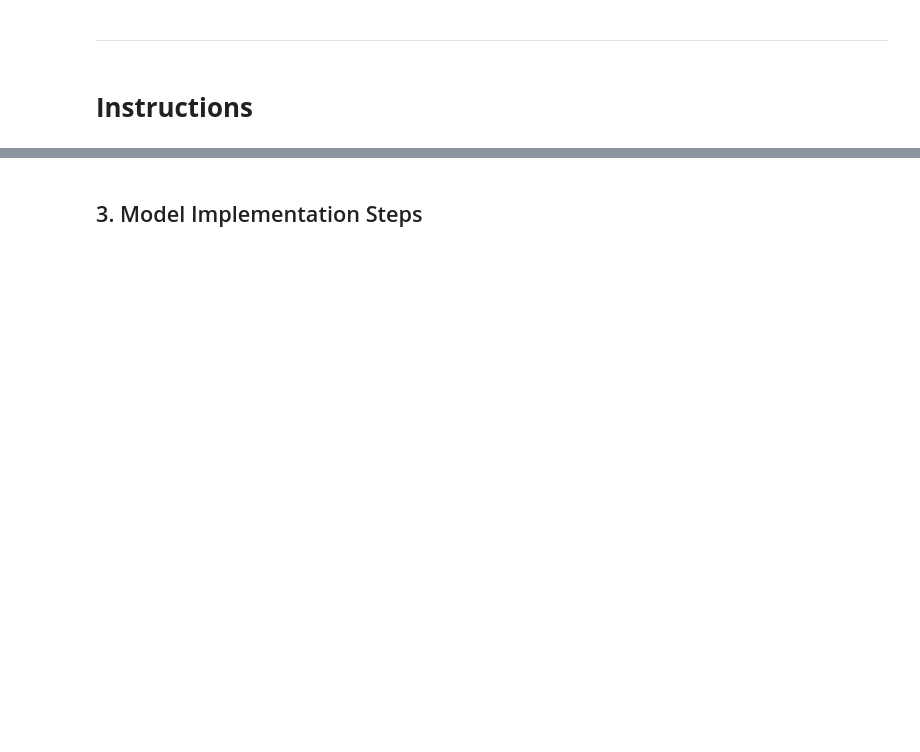
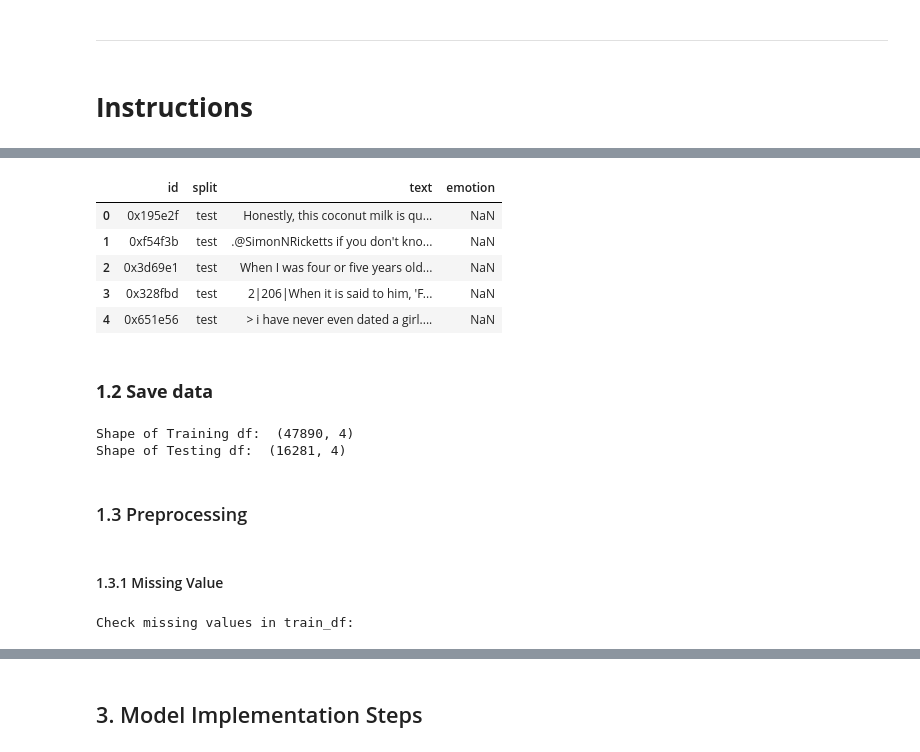
Before and after one commit to Yves-Chou/DM2025-Lab2-Exercise, a Jupyter notebook: DM2025-Lab2-Homework.ipynb, the cells around one changed output, grey strips where cells are left out. Saved outputs shown, nothing was run; the diff lists cells and outputs as text; code cells hidden in the pictures; blank space fills up the shorter version.

```diff
--- a/DM2025-Lab2-Homework.ipynb
+++ b/DM2025-Lab2-Homework.ipynb
@@ -151,0 +282,11 @@ Markdown Syntax to Add Image: `![Description of the Image](./your_local_folder/n
+# %%
+test_df.head()
+# %% [output]
+|  | id | split | text | emotion |
+| 0 | 0x195e2f | test | Honestly, this coconut milk is qu... | NaN |
+| 1 | 0xf54f3b | test | .@SimonNRicketts if you don't kno... | NaN |
+| 2 | 0x3d69e1 | test | When I was four or five years old... | NaN |
+| 3 | 0x328fbd | test | ﻿2|206|When it is said to him, 'F... | NaN |
+| 4 | 0x651e56 | test | > i have never even dated a girl.... | NaN |
+# %% [markdown]
+### **1.2 Save data**
@@ -151,0 +301,23 @@ Markdown Syntax to Add Image: `![Description of the Image](./your_local_folder/n
+# %%
+print("Shape of Training df: ", train_df.shape)
+print("Shape of Testing df: ", test_df.shape)
+# %% [output]
+Shape of Training df:  (47890, 4)
+Shape of Testing df:  (16281, 4)
+# %% [markdown]
+### 1.3 Preprocessing
+# %% [markdown]
+#### 1.3.1 Missing Value
+# %%
+import pandas as pd
+
+def check_missing_values(isnull_series: pd.Series):
+  n_missing = isnull_series.sum()
+  if n_missing > 0:
+    col_name = isnull_series.name
+    ratio = n_missing / len(isnull_series)
+    print(f"{col_name}: {n_missing} missing values ({ratio:.2%})")
+  return n_missing
+print("Check missing values in train_df:")
+# %% [output]
+Check missing values in train_df:
```
Also changed, not shown: parts of 51 cells of this notebook.
